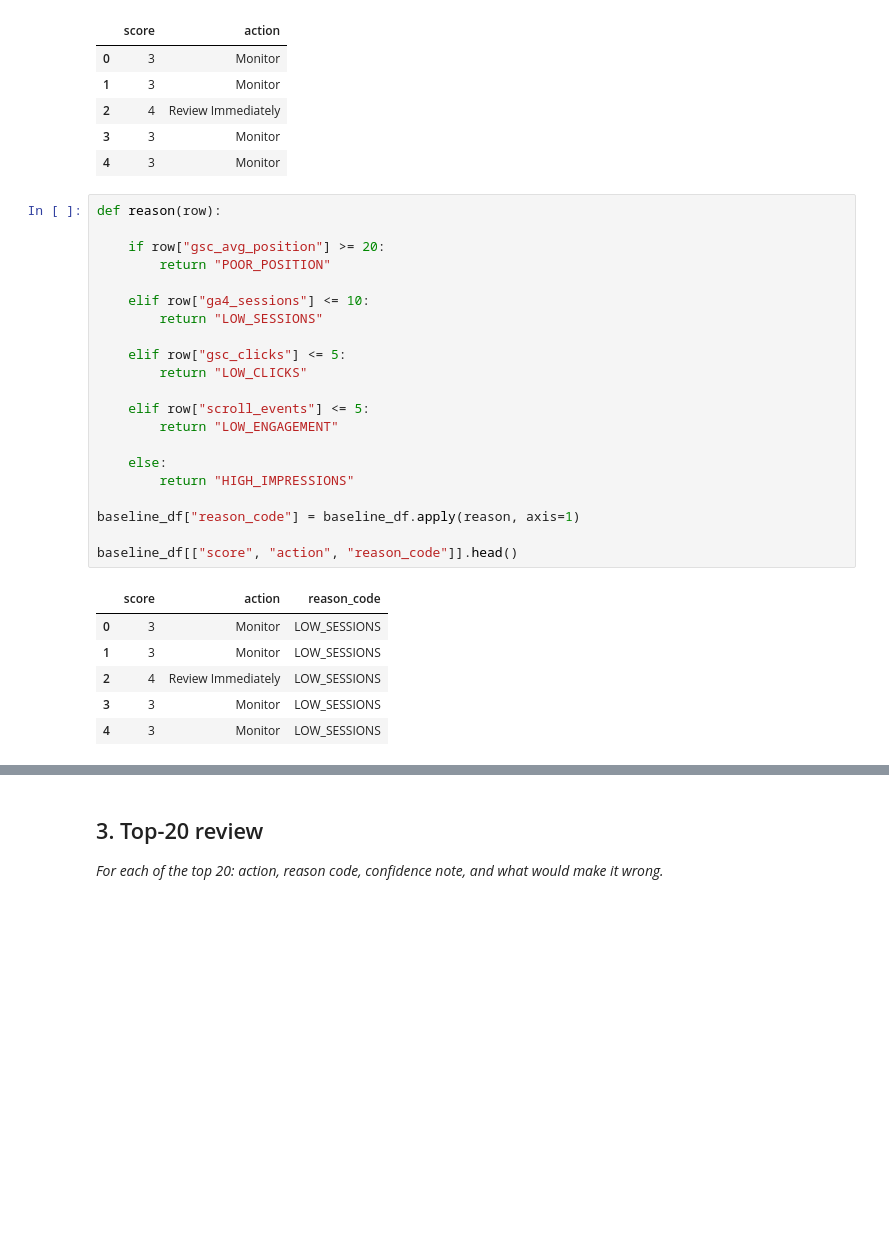
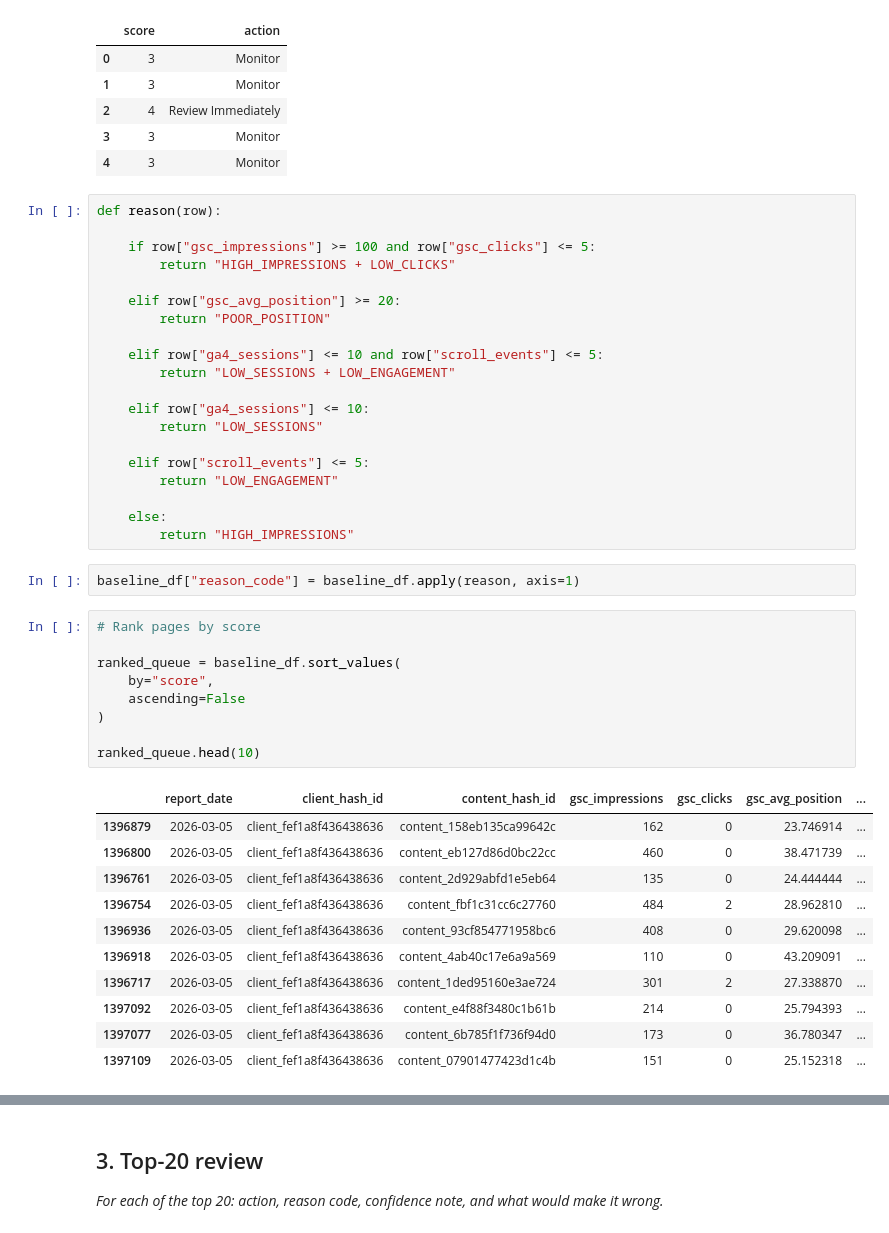
Before and after one commit to ShardhaBatra/flyrank-ml-internship, a Jupyter notebook: work/notebooks/w04_baseline_score.ipynb, the cells around one changed output, grey strips where cells are left out. Drawn from its saved outputs; the diff is of its cells as text; blank space fills up the shorter version.

```diff
--- a/work/notebooks/w04_baseline_score.ipynb
+++ b/work/notebooks/w04_baseline_score.ipynb
@@ -133,28 +196,43 @@ baseline_df[["score", "action"]].head()
 # %%
 def reason(row):
 
-    if row["gsc_avg_position"] >= 20:
+    if row["gsc_impressions"] >= 100 and row["gsc_clicks"] <= 5:
+        return "HIGH_IMPRESSIONS + LOW_CLICKS"
+
+    elif row["gsc_avg_position"] >= 20:
         return "POOR_POSITION"
+
+    elif row["ga4_sessions"] <= 10 and row["scroll_events"] <= 5:
+        return "LOW_SESSIONS + LOW_ENGAGEMENT"
 
     elif row["ga4_sessions"] <= 10:
         return "LOW_SESSIONS"
-
-    elif row["gsc_clicks"] <= 5:
-        return "LOW_CLICKS"
 
     elif row["scroll_events"] <= 5:
         return "LOW_ENGAGEMENT"
 
     else:
         return "HIGH_IMPRESSIONS"
-
-baseline_df["reason_code"] = baseline_df.apply(reason, axis=1)
-
-baseline_df[["score", "action", "reason_code"]].head()
-# %% [output]
-|  | score | action | reason_code |
-| 0 | 3 | Monitor | LOW_SESSIONS |
-| 1 | 3 | Monitor | LOW_SESSIONS |
-| 2 | 4 | Review Immediately | LOW_SESSIONS |
-| 3 | 3 | Monitor | LOW_SESSIONS |
-| 4 | 3 | Monitor | LOW_SESSIONS |
+# %%
+baseline_df["reason_code"] = baseline_df.apply(reason, axis=1)
+# %%
+# Rank pages by score
+
+ranked_queue = baseline_df.sort_values(
+    by="score",
+    ascending=False
+)
+
+ranked_queue.head(10)
+# %% [output]
+|  | report_date | client_hash_id | content_hash_id | gsc_impressions | gsc_clicks | gsc_avg_position | ... |
+| 1396879 | 2026-03-05 | client_fef1a8f436438636 | content_158eb135ca99642c | 162 | 0 | 23.746914 | ... |
+| 1396800 | 2026-03-05 | client_fef1a8f436438636 | content_eb127d86d0bc22cc | 460 | 0 | 38.471739 | ... |
+| 1396761 | 2026-03-05 | client_fef1a8f436438636 | content_2d929abfd1e5eb64 | 135 | 0 | 24.444444 | ... |
+| 1396754 | 2026-03-05 | client_fef1a8f436438636 | content_fbf1c31cc6c27760 | 484 | 2 | 28.962810 | ... |
+| 1396936 | 2026-03-05 | client_fef1a8f436438636 | content_93cf854771958bc6 | 408 | 0 | 29.620098 | ... |
+| 1396918 | 2026-03-05 | client_fef1a8f436438636 | content_4ab40c17e6a9a569 | 110 | 0 | 43.209091 | ... |
+| 1396717 | 2026-03-05 | client_fef1a8f436438636 | content_1ded95160e3ae724 | 301 | 2 | 27.338870 | ... |
+| 1397092 | 2026-03-05 | client_fef1a8f436438636 | content_e4f88f3480c1b61b | 214 | 0 | 25.794393 | ... |
+| 1397077 | 2026-03-05 | client_fef1a8f436438636 | content_6b785f1f736f94d0 | 173 | 0 | 36.780347 | ... |
+| 1397109 | 2026-03-05 | client_fef1a8f436438636 | content_07901477423d1c4b | 151 | 0 | 25.152318 | ... |
```
Also changed, not shown: parts of 10 cells of this notebook.
